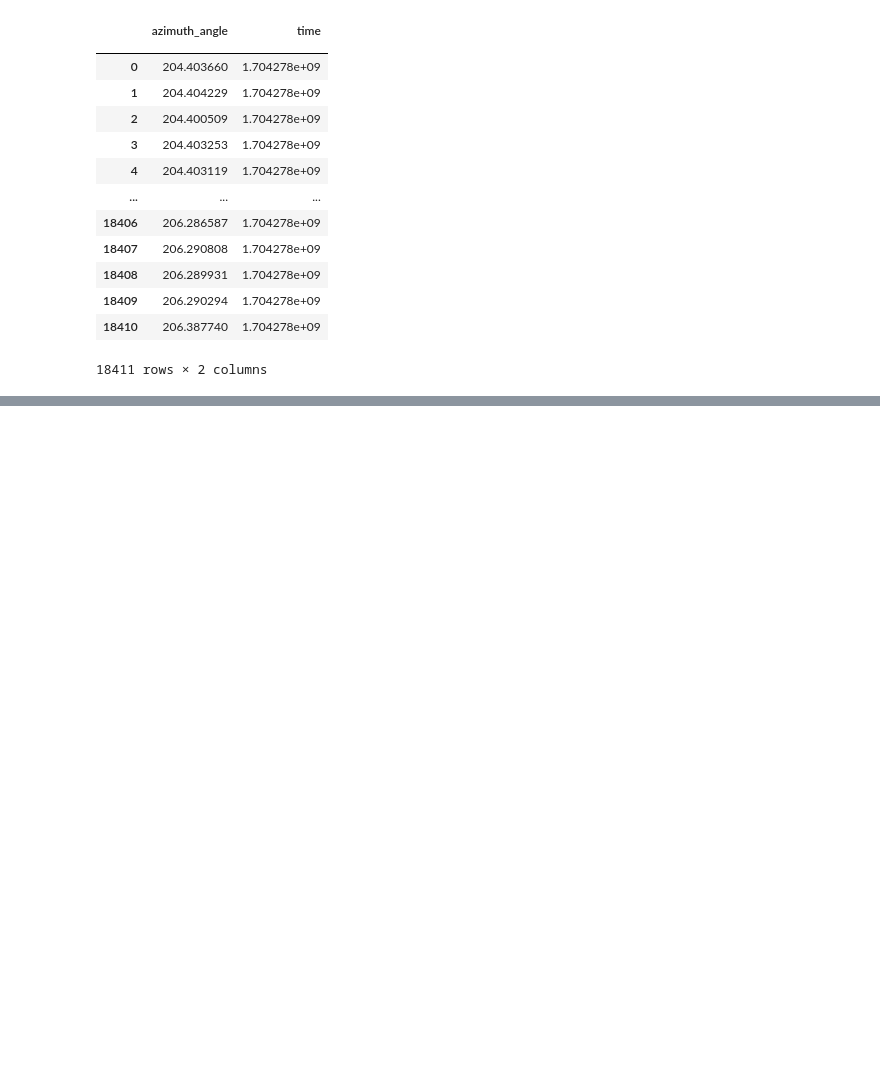
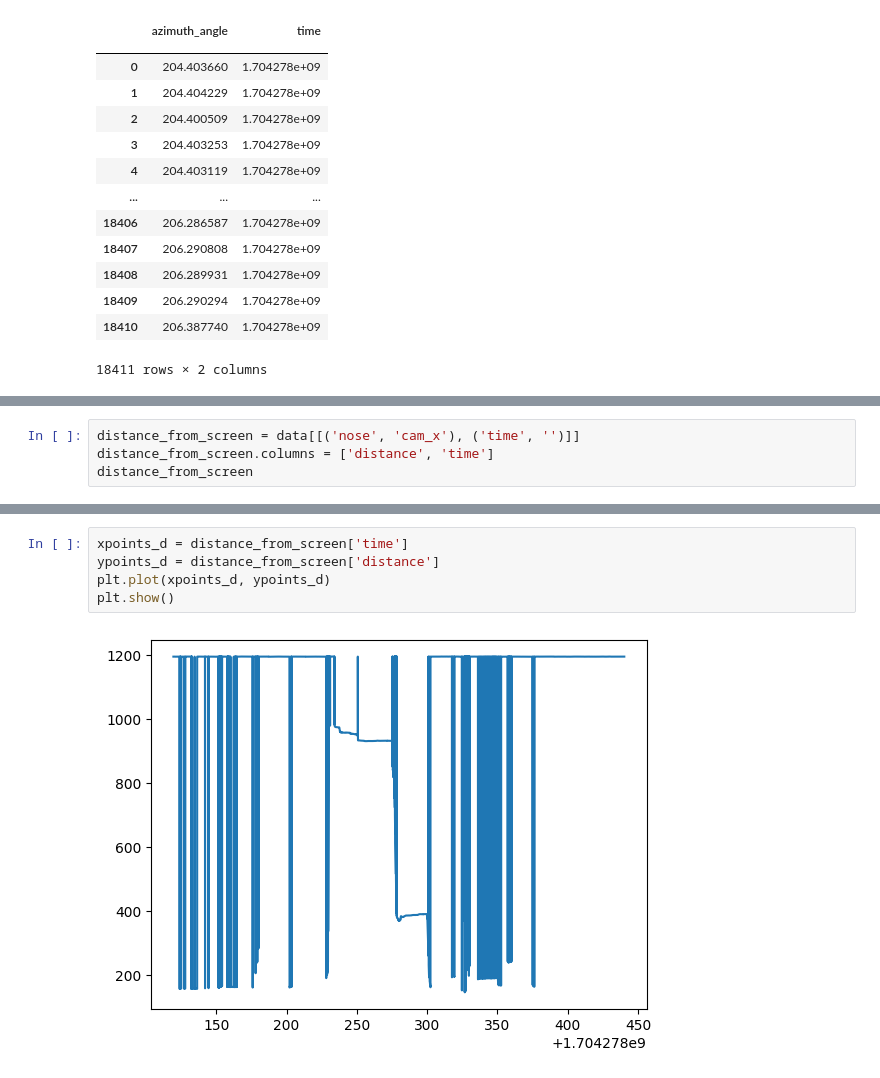
Before and after one commit to NitzanAlbeck/StatesAnalysis, a Jupyter notebook: locationMapping.ipynb, the cells around one changed output, grey strips where cells are left out. Drawn from its saved outputs; the diff is of its cells as text; blank space fills up the shorter version.

```diff
--- a/locationMapping.ipynb
+++ b/locationMapping.ipynb
@@ -55,3 +76,7 @@ plt.plot(xpoints, ypoints)
 plt.show()
 # %% [output]
 [figure]
+# %%
+distance_from_screen = data[[('nose', 'cam_x'), ('time', '')]]
+distance_from_screen.columns = ['distance', 'time']
+distance_from_screen
@@ -57,0 +97,7 @@ plt.show()
+# %%
+xpoints_d = distance_from_screen['time']
+ypoints_d = distance_from_screen['distance']
+plt.plot(xpoints_d, ypoints_d)
+plt.show()
+# %% [output]
+[figure, added]
```
Also changed, not shown: parts of 4 cells of this notebook.
